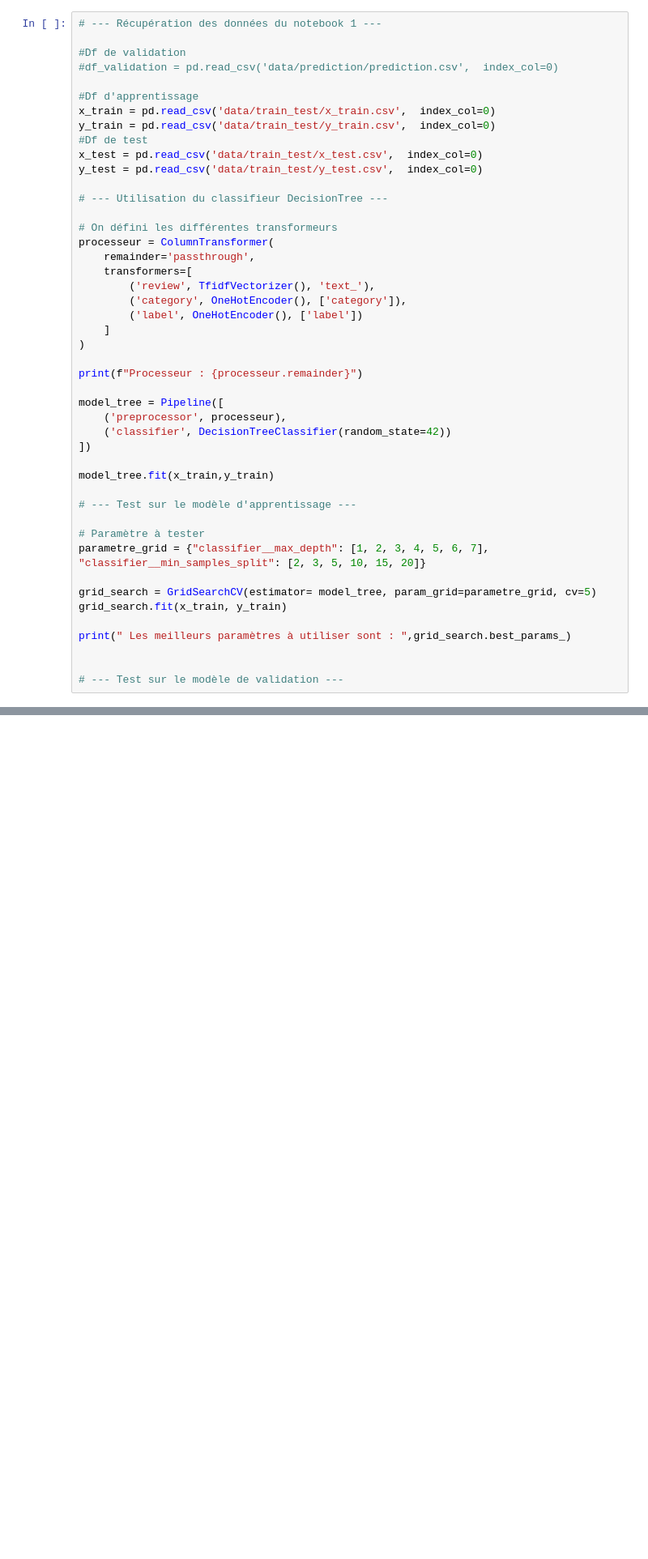
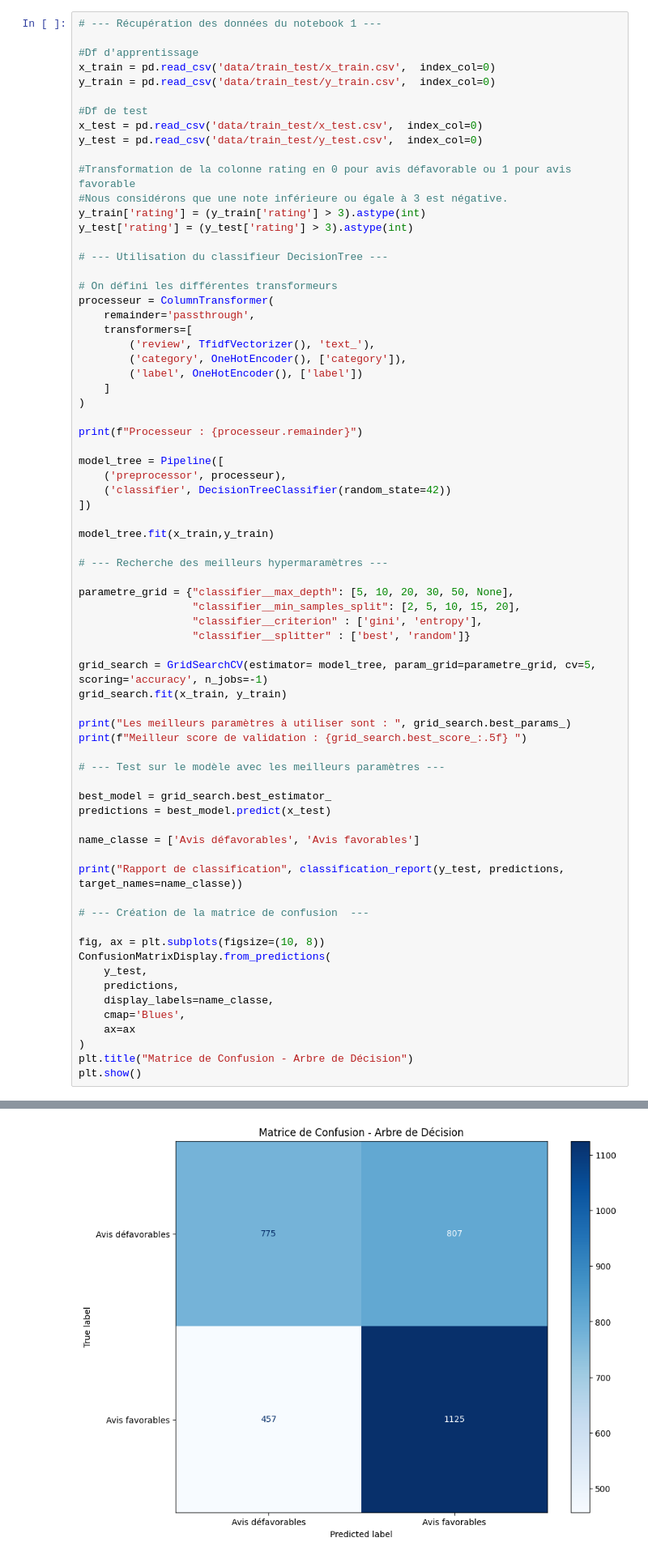
Before and after one commit to Rikvalix/NLP_customers_reviews, a Jupyter notebook: notebook-2_classification-binaire.ipynb, the cells around one changed output, grey strips where cells are left out. Shown at 81% size. Cells and saved outputs as stored; diff of their text form; blank space fills up the shorter version.

Commit message:
fix/ 2 classes au lieu du multiclasses

```diff
--- a/notebook-2_classification-binaire.ipynb
+++ b/notebook-2_classification-binaire.ipynb
@@ -25,16 +30,19 @@ from sklearn.compose import ColumnTransformer
 ## 1. Classification binaire avec le classifieur ...
 # %%
 # --- Récupération des données du notebook 1 ---
-
-#Df de validation
-#df_validation = pd.read_csv('data/prediction/prediction.csv',  index_col=0)
 
 #Df d'apprentissage
 x_train = pd.read_csv('data/train_test/x_train.csv',  index_col=0)
 y_train = pd.read_csv('data/train_test/y_train.csv',  index_col=0)
+
 #Df de test
 x_test = pd.read_csv('data/train_test/x_test.csv',  index_col=0)
 y_test = pd.read_csv('data/train_test/y_test.csv',  index_col=0)
+
+#Transformation de la colonne rating en 0 pour avis défavorable ou 1 pour avis favorable
+#Nous considérons que une note inférieure ou égale à 3 est négative.
+y_train['rating'] = (y_train['rating'] > 3).astype(int)
+y_test['rating'] = (y_test['rating'] > 3).astype(int)
 
 # --- Utilisation du classifieur DecisionTree ---
 
@@ -57,17 +65,39 @@ model_tree = Pipeline([
 
 model_tree.fit(x_train,y_train)
 
-# --- Test sur le modèle d'apprentissage ---
+# --- Recherche des meilleurs hypermaramètres ---
 
-# Paramètre à tester
-parametre_grid = {"classifier__max_depth": [1, 2, 3, 4, 5, 6, 7], "classifier__min_samples_split": [2, 3, 5, 10, 15, 20]}
+parametre_grid = {"classifier__max_depth": [5, 10, 20, 30, 50, None],
+                  "classifier__min_samples_split": [2, 5, 10, 15, 20],
+                  "classifier__criterion" : ['gini', 'entropy'],
+                  "classifier__splitter" : ['best', 'random']}
 
-grid_search = GridSearchCV(estimator= model_tree, param_grid=parametre_grid, cv=5)
+grid_search = GridSearchCV(estimator= model_tree, param_grid=parametre_grid, cv=5, scoring='accuracy', n_jobs=-1)
 grid_search.fit(x_train, y_train)
 
-print(" Les meilleurs paramètres à utiliser sont : ",grid_search.best_params_)
+print("Les meilleurs paramètres à utiliser sont : ", grid_search.best_params_)
+print(f"Meilleur score de validation : {grid_search.best_score_:.5f} ")
 
+# --- Test sur le modèle avec les meilleurs paramètres ---
 
-# --- Test sur le modèle de validation ---
+best_model = grid_search.best_estimator_
+predictions = best_model.predict(x_test)
+
+name_classe = ['Avis défavorables', 'Avis favorables']
+
+print("Rapport de classification", classification_report(y_test, predictions, target_names=name_classe))
+
+# --- Création de la matrice de confusion  ---
+
+fig, ax = plt.subplots(figsize=(10, 8))
+ConfusionMatrixDisplay.from_predictions(
+    y_test,
+    predictions,
+    display_labels=name_classe,
+    cmap='Blues',
+    ax=ax
+)
+plt.title("Matrice de Confusion - Arbre de Décision")
+plt.show()
 # %% [output]
 Processeur : passthrough
@@ -75,2 +114,3 @@ Processeur : passthrough
+[figure, added]
 # %% [markdown]
 ## [Bonus] 2. Utilisation d'autres classifieurs binaires
```
Also changed, not shown: parts of 5 cells of this notebook.
